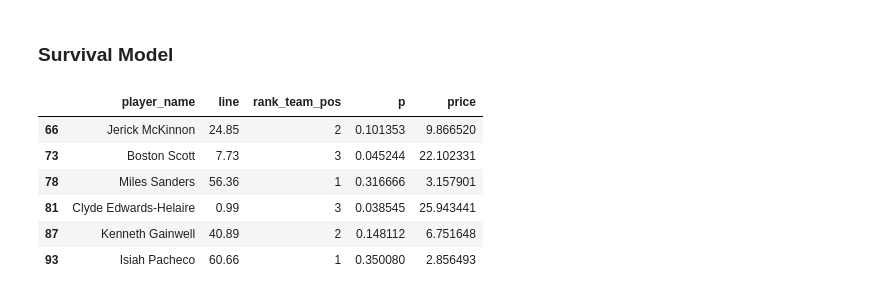
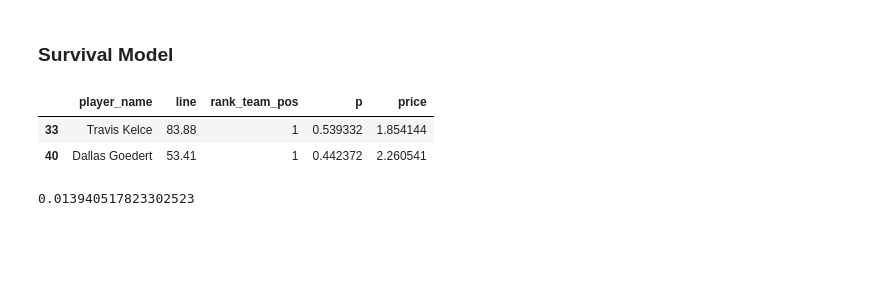
Before and after one commit to masonyahrFD/super_bowl_props, a Jupyter notebook: markets/OLD_race_to_x_markets.ipynb, the cells around one changed output. Drawn from its saved outputs; the diff is of its cells as text; code cells hidden in the pictures; blank space fills up the shorter version.

```diff
--- a/markets/race_to_x_markets.ipynb
+++ b/markets/OLD_race_to_x_markets.ipynb
@@ -150,7 +181,7 @@ prop_cols = [
     "game_id", "player_id", "team_id", "gamedate",
     "position", "prop_name", "line", "rank_team", "rank_team_pos"
 ]
-mod_df = prop[prop_cols]\
+mod_df = proj[prop_cols]\
     .query("rank_team <= 5")\
     .merge(
         pbp_df,
@@ -527,0 +742,16 @@ def build_same_team_logit_model(prop_name, value, position, rank):
+# %%
+model_list =[
+    # RB RUSH YD MARKETS
+    ("rush_yards", 10,["RB"]),
+    ("rush_yards",25,["RB"]),
+    ("rush_yards",50,["RB"]),
+    # WR REC YD MARKETS
+    ("rec_yards", 20,["WR", "TE", "RB"]),
+    ("rec_yards", 40,["WR", "TE", "RB"]),
+    ("rec_yards", 60,["WR", "TE", "RB"]),
+    ("rec_yards", 25,["WR", "TE", "RB"])
+]
+multi_logit_models = {}
+for mod_param in tqdm(model_list):
+    nme, multi_logit_model = build_multi_logit_model(*mod_param)
+    multi_logit_models[nme] = multi_logit_model
@@ -780,6 +1042,7 @@ model_list =[
     ("rec_yards", 60,["WR"]),
     ("rec_yards", 100,["WR"]),
     ("rec_yards", 50, ["TE"]),
+    ("rec_yards", 20, ["TE"]),
     ("rec_yards", 20, ["RB"]),
     ("rec", 1, ["RB"])
 ]
@@ -789,14 +1052,18 @@ for mod_param in model_list:
     surv_models[nme] = surv_model
 # %%
 ##### RUN PREDICTIONS ########
-prop_name = "rush_yards"
-value = 10
-position = ["RB"]
+prop_name = "rec_yards"
+value = 20
+position = ["TE"]
 
-df_pred = proj.query(f"""
-    prop_name == '{prop_name}' and \
-    position in {position} and line > 0
-""")[["player_name","line", "rank_team_pos"]]
+df_pred = proj\
+    .query(f"""
+        prop_name == '{prop_name}' and \
+        position in {position} and line > 0
+    """)\
+    .sort_values("line",axis=0,ascending=False)\
+    [["player_name","line", "rank_team_pos"]]\
+    .iloc[0:2,:]
 
 n_plrs = df_pred.shape[0]
 
@@ -808,39 +1075,38 @@ cum_hzrd.columns = [f"H_{x}" for x in range(n_plrs)]
 
 # compute hazard functions
 hzrd = cum_hzrd - cum_hzrd.shift(1)
 hzrd.iloc[0,:] = cum_hzrd.iloc[0,:]
 hzrd.columns = [f"h_{x}" for x in range(n_plrs)]
-
 
 # pull out survival functions
 surv= model.predict_survival_function(df_pred)
 surv.columns = [f"S_{x}" for x in range(n_plrs)]
 
 cum_hzrd["i"] = list(cum_hzrd.index)
 hzrd["i"] = list(hzrd.index)
 surv["i"] = list(surv.index)
 
 prob_df = hzrd.merge(cum_hzrd, on = 'i').merge(surv, on = 'i').drop(["i"], axis = 1)
 
 for i in range(n_plrs):
     prob_df[f"f_{i}"] = prob_df[f"h_{i}"] * prob_df[f"S_{i}"]
 
 for i in range(n_plrs):
     S_col_list = [f"S_{i}" for i in range(n_plrs)]
     S_col_list.remove(f"S_{i}")
-    prob_df[f"p_{i}"] = prob_df[f"f_{i}"] * prob_df.shift(1)[S_col_list].product(axis=1)
+    prob_df[f"p_{i}"] = prob_df[f"f_{i}"] * prob_df[S_col_list].product(axis=1).shift(1)
 
 
 p_pred = prob_df[[x for x in prob_df.columns if "p_" in x]].sum()
-p_pred = normalize(p_pred)
+#p_pred = normalize(p_pred)
 df_pred["p"] = p_pred.values
 df_pred["price"] = 1/p_pred.values
 df_pred
 # %% [output]
 |  | player_name | line | rank_team_pos | p | price |
-| 66 | Jerick McKinnon | 24.85 | 2 | 0.101353 | 9.866520 |
-| 73 | Boston Scott | 7.73 | 3 | 0.045244 | 22.102331 |
-| 78 | Miles Sanders | 56.36 | 1 | 0.316666 | 3.157901 |
-| 81 | Clyde Edwards-Helaire | 0.99 | 3 | 0.038545 | 25.943441 |
-| 87 | Kenneth Gainwell | 40.89 | 2 | 0.148112 | 6.751648 |
-| 93 | Isiah Pacheco | 60.66 | 1 | 0.350080 | 2.856493 |
+| 33 | Travis Kelce | 83.88 | 1 | 0.539332 | 1.854144 |
+| 40 | Dallas Goedert | 53.41 | 1 | 0.442372 | 2.260541 |
+# %%
+1-df_pred.p.sum()
+# %% [output]
+0.013940517823302523
```
Also changed, not shown: parts of 20 cells of this notebook, 4 other files.
